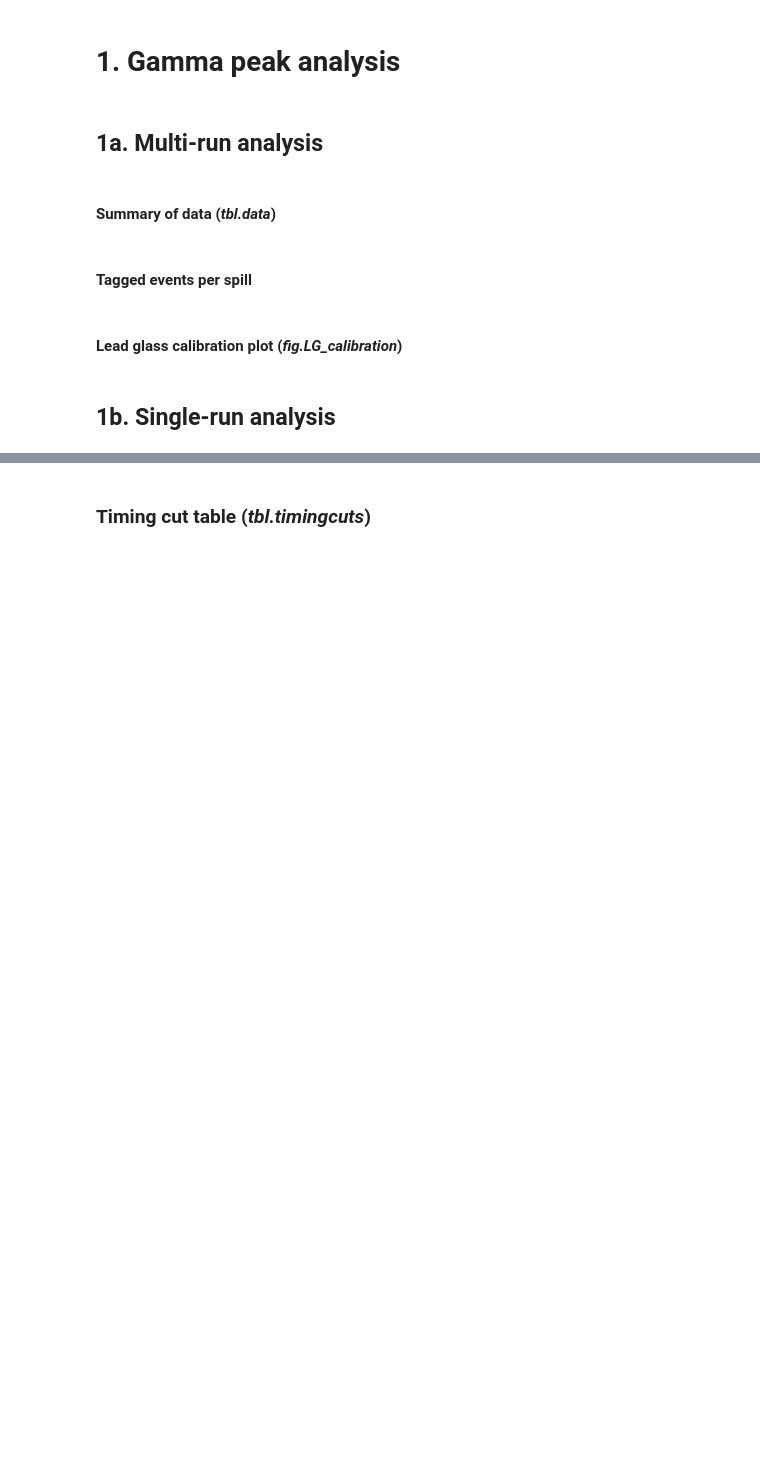
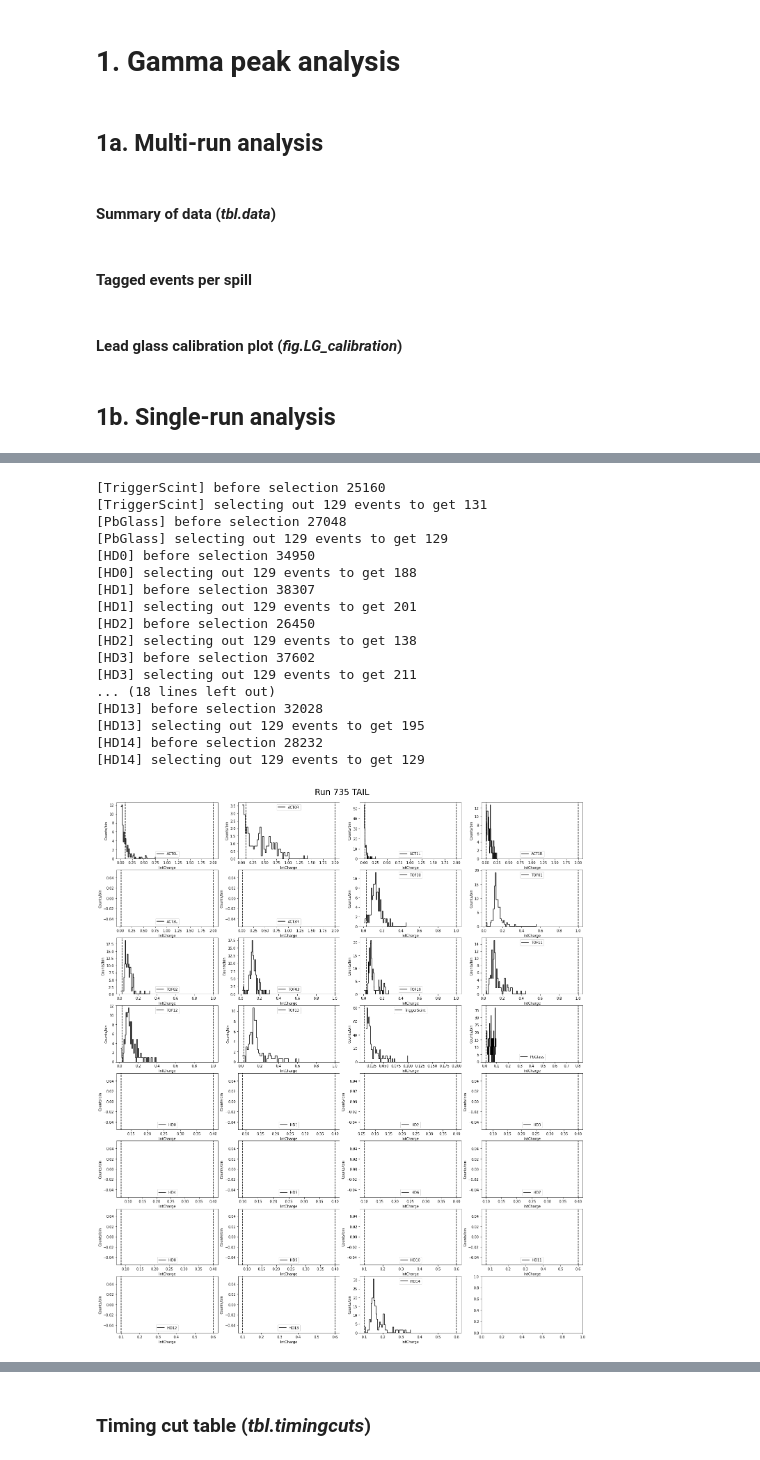
Before and after one commit to jerenner/T9BeamTestAna, a Jupyter notebook: python/new_analysis/hodoscope/hodoscope_analysis.ipynb, the cells around one changed output, grey strips where cells are left out. Saved outputs shown, nothing was run; the diff lists cells and outputs as text; code cells hidden in the pictures; blank space fills up the shorter version.

```diff
--- a/python/new_analysis/hodoscope/hodoscope_analysis.ipynb
+++ b/python/new_analysis/hodoscope/hodoscope_analysis.ipynb
@@ -230,0 +335,62 @@ final_df, ntot_evts, ntot_spills, ntot_tagged_evts = hd.timing_analysis(df_dict,
+# %%
+# Plot the charge cuts
+evt_list = evt_list_TAIL # None
+select_nonzero_peaks = True
+windowInt = False
+quantity = 'IntCharge'
+logscale = False
+nbins = 50
+normed = True
+
+# Create a grid of 8 rows x 4 columns
+fig, axes = plt.subplots(8, 4, figsize=(24, 28))
+flat_axes = axes.ravel()
+
+fig.suptitle(f'Run {rnum} TAIL', fontsize=24, y=0.9)
+
+# Iterate based on the custom order
+for key, ax in zip(hd.custom_order, flat_axes):
+    df = df_dict[key]
+
+    # Cut on the selected events if an event list is provided.
+    if(not(evt_list is None)):
+        print(f"[{key}] before selection {len(df)}")
+        df_select = df[df['event'].isin(evt_list)]
+        print(f"[{key}] selecting out {len(evt_list)} events to get {len(df_select)}")
+    else:
+        df_select = df
+
+    # Select only non-zero peaks if specified.
+    if(select_nonzero_peaks):
+        if(windowInt):
+            df_select = df_select[df_select['nWindowPeaks'] > 0]
+        else:
+            df_select = df_select[df_select['nPeaks'] > 0]
+    # Otherwise, this quantity is event-wide: only keep 1 entry for each event.
+    else:
+        df_select = df_select.drop_duplicates(subset=['event'], keep='first')
+
+    # Place a cut if we're plotting PeakVoltage or IntCharge.
+    #if((key[0:2] == 'HD' or key == 'PbGlass') and (quantity == 'IntCharge' or quantity == 'PeakVoltage' or quantity == 'MaxVoltage' or quantity == 'WindowIntCharge' or quantity == 'WholeWaveformInt' or quantity == 'WindowIntPE')):
+    if(quantity == 'IntCharge' or quantity == 'PeakVoltage' or quantity == 'MaxVoltage' or quantity == 'WindowIntCharge' or quantity == 'WholeWaveformInt' or quantity == 'WindowIntPE'):
+        df_select = df_select[df_select[quantity] > 1e-2]
+
+    # Plot histogram for the current signal on its corresponding axis
+    hist_charge, bin_edges_charge = np.histogram(df_select[quantity], bins=nbins, density=normed)
+    bin_centers_charge = (bin_edges_charge[:-1] + bin_edges_charge[1:]) / 2
+    ax.bar(bin_edges_charge[:-1], hist_charge, width=np.diff(bin_edges_charge)[0], align='edge', color='white')
+    ax.plot(bin_edges_charge[:-1], hist_charge, color='black', drawstyle='steps-post', label=key)
+
+    #n, bins, patches = ax.hist(df_select[quantity], bins=nbins, edgecolor='black', alpha=0.7, label=key)  # capture output to use in legend
+    ax.axvline(chg_cuts[key][0],color='black',linestyle='--')
+    ax.axvline(chg_cuts[key][1],color='black',linestyle='--')
+    #ax.set_title(key)
+    ax.set_xlabel(quantity)
+    ax.set_ylabel('Counts/bin')
+    ax.legend()  # Add legend
+
+    if(logscale):
+        ax.set_yscale('log')
+
+plt.savefig(f"{quantity}_TAIL.pdf", bbox_inches='tight')
+# %% [output]
@@ -230,0 +414,18 @@ final_df, ntot_evts, ntot_spills, ntot_tagged_evts = hd.timing_analysis(df_dict,
+[TriggerScint] before selection 25160
+[TriggerScint] selecting out 129 events to get 131
+[PbGlass] before selection 27048
+[PbGlass] selecting out 129 events to get 129
+[HD0] before selection 34950
+[HD0] selecting out 129 events to get 188
+[HD1] before selection 38307
+[HD1] selecting out 129 events to get 201
+[HD2] before selection 26450
+[HD2] selecting out 129 events to get 138
+[HD3] before selection 37602
+[HD3] selecting out 129 events to get 211
+... (18 lines left out)
+[HD13] before selection 32028
+[HD13] selecting out 129 events to get 195
+[HD14] before selection 28232
+[HD14] selecting out 129 events to get 129
+[figure, added]
```
Also changed, not shown: parts of 26 cells of this notebook, 1 other file.
